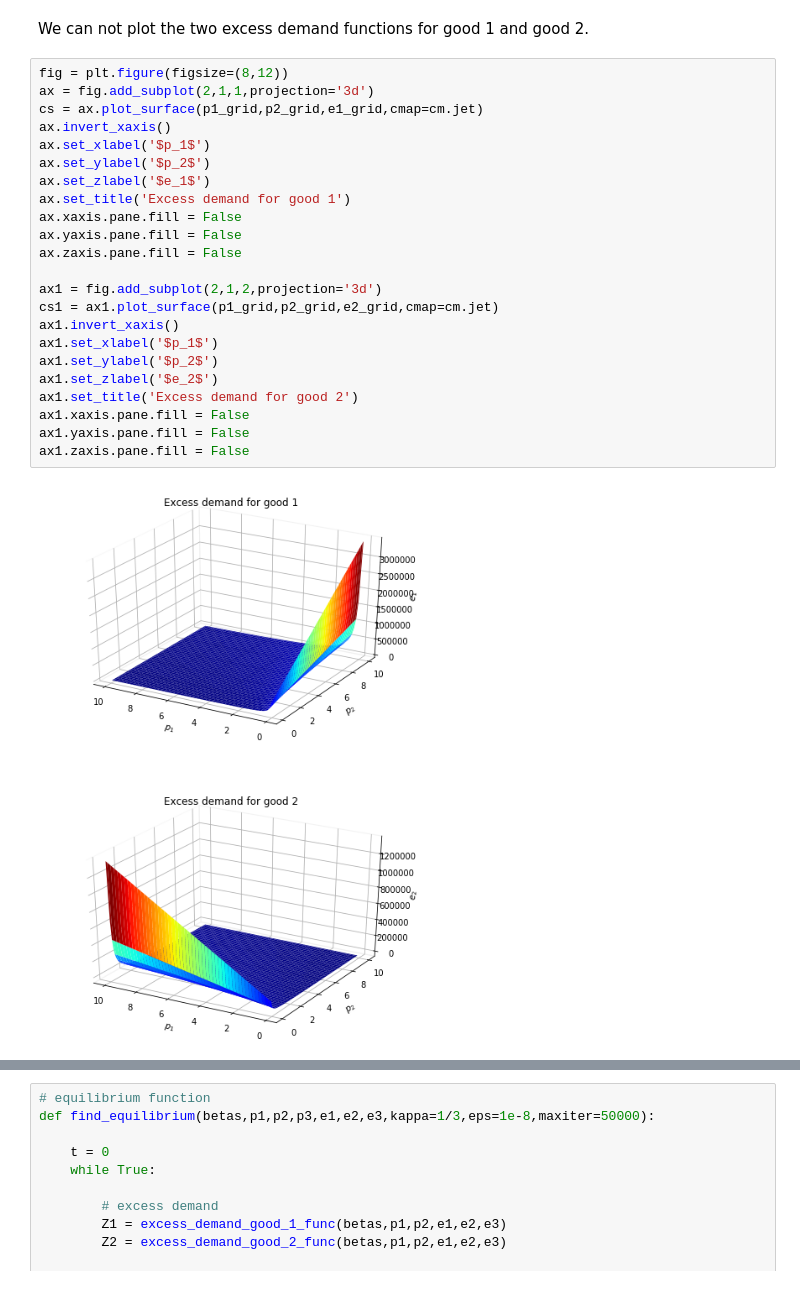
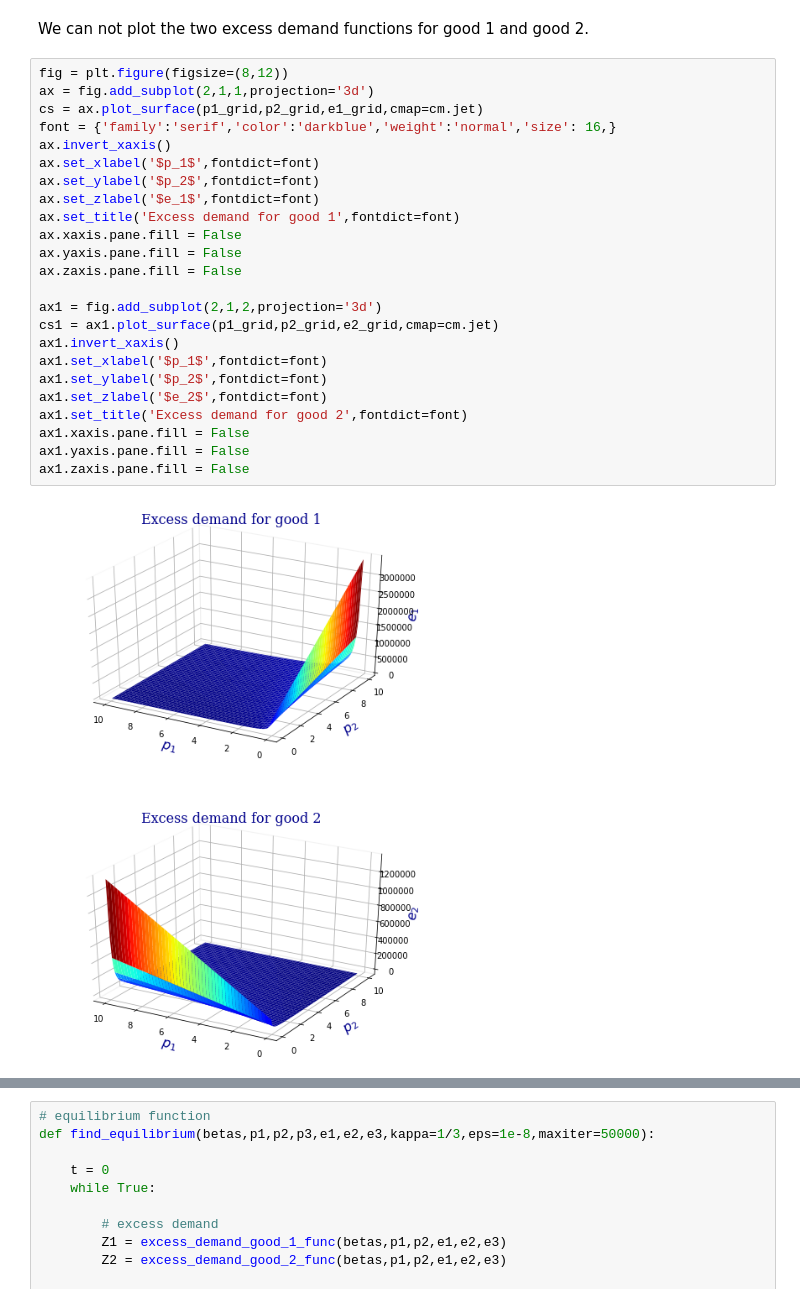
Before and after one commit to NumEconCopenhagen/projects-2019-nx31, a Jupyter notebook: examproject/examproject-T.ipynb, the cells around one changed output, grey strips where cells are left out. Cells and saved outputs as stored; diff of their text form.

```diff
--- a/examproject/examproject-T.ipynb
+++ b/examproject/examproject-T.ipynb
@@ -880,25 +1227,26 @@ We can not plot the two excess demand functions for good 1 and good 2.
 # %%
 fig = plt.figure(figsize=(8,12))
 ax = fig.add_subplot(2,1,1,projection='3d')
 cs = ax.plot_surface(p1_grid,p2_grid,e1_grid,cmap=cm.jet)
+font = {'family':'serif','color':'darkblue','weight':'normal','size': 16,}
 ax.invert_xaxis()
-ax.set_xlabel('$p_1$')
-ax.set_ylabel('$p_2$')
-ax.set_zlabel('$e_1$')
-ax.set_title('Excess demand for good 1')
+ax.set_xlabel('$p_1$',fontdict=font)
+ax.set_ylabel('$p_2$',fontdict=font)
+ax.set_zlabel('$e_1$',fontdict=font)
+ax.set_title('Excess demand for good 1',fontdict=font)
 ax.xaxis.pane.fill = False
 ax.yaxis.pane.fill = False
 ax.zaxis.pane.fill = False
 
 ax1 = fig.add_subplot(2,1,2,projection='3d')
 cs1 = ax1.plot_surface(p1_grid,p2_grid,e2_grid,cmap=cm.jet)
 ax1.invert_xaxis()
-ax1.set_xlabel('$p_1$')
-ax1.set_ylabel('$p_2$')
-ax1.set_zlabel('$e_2$')
-ax1.set_title('Excess demand for good 2')
+ax1.set_xlabel('$p_1$',fontdict=font)
+ax1.set_ylabel('$p_2$',fontdict=font)
+ax1.set_zlabel('$e_2$',fontdict=font)
+ax1.set_title('Excess demand for good 2',fontdict=font)
 ax1.xaxis.pane.fill = False
 ax1.yaxis.pane.fill = False
 ax1.zaxis.pane.fill = False
 # %% [output]
-[figure, old version]
+[figure, new version]
```
Also changed, not shown: parts of 82 cells of this notebook, 1 other file.
